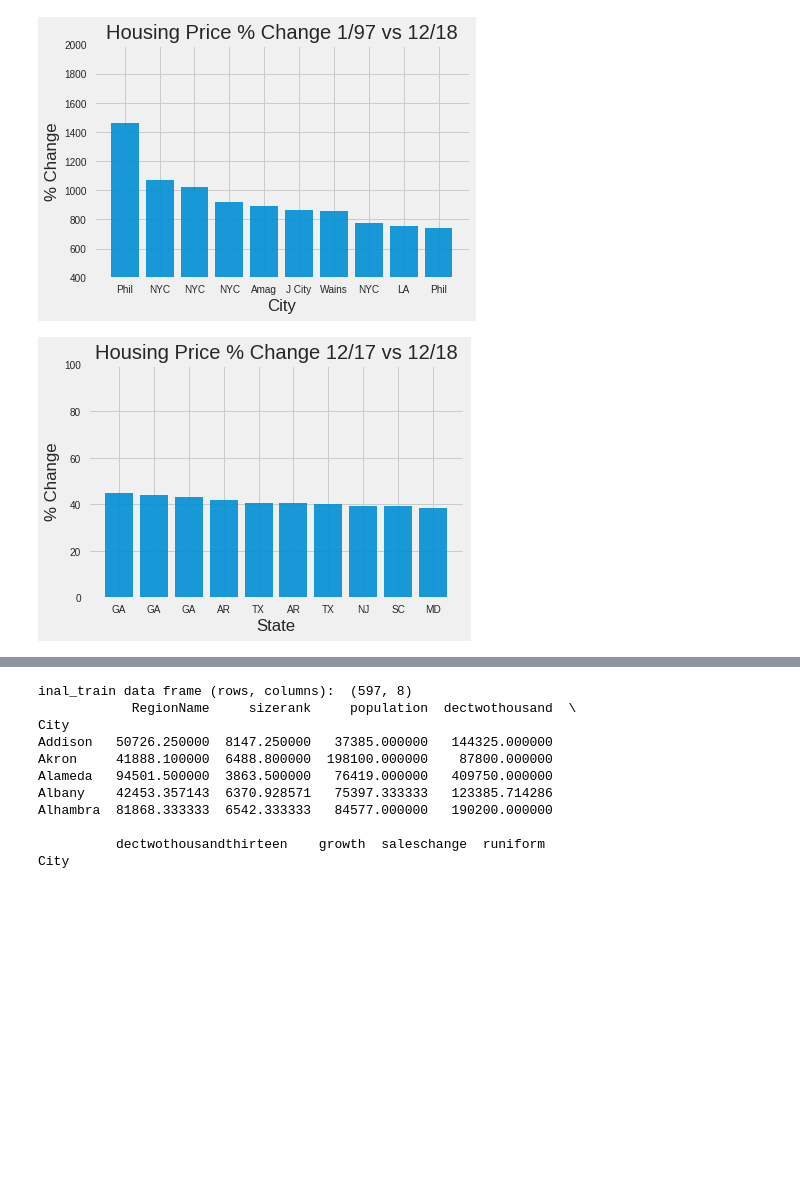
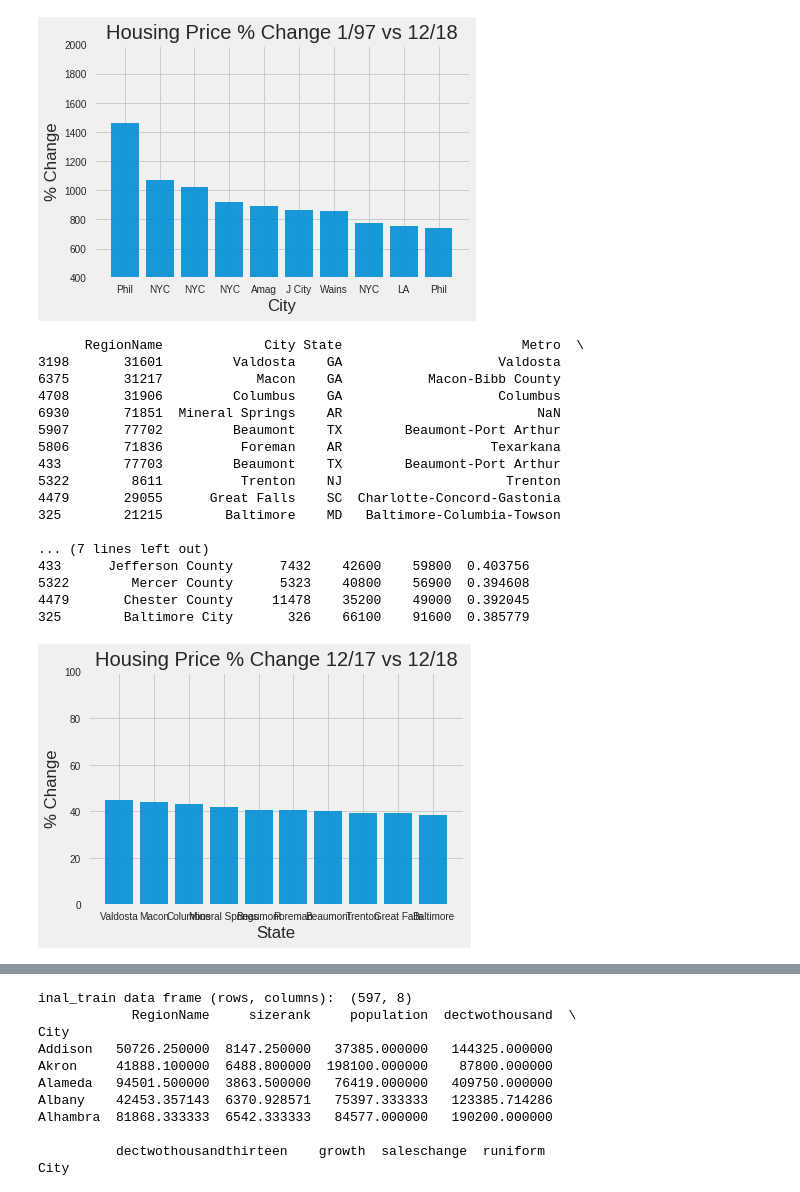
Before and after one commit to jaymahapatra/IST-718-Lab-6, a Jupyter notebook: Lab 6.ipynb, the cells around one changed output, grey strips where cells are left out. Saved outputs shown, nothing was run; the diff lists cells and outputs as text; code cells hidden in the pictures; blank space fills up the shorter version.

```diff
--- a/Lab 6.ipynb
+++ b/Lab 6.ipynb
@@ -192,25 +192,42 @@ plt.show()
 # %%
 #Percent Change In Housing Prices Mid Term
 pchange = zipcode[['RegionName','City','State','Metro','CountyName','SizeRank','2017-12','2018-12']].copy()
 pchange['change'] = ((pchange['2018-12']-pchange['2017-12'])/pchange['2017-12'])
 pchange = pchange.sort_values(by='change',ascending=[0])
 pchange.head(10)
 ptop=pchange.head(10)
-ptop
+print(ptop.head(10))
 
 #Graph Top 10 housing prices percent change mid term
-objects = ('GA', 'GA', 'GA', 'AR', 'TX', 'AR','TX','NJ','SC','MD')
+objects = ('Valdosta', 'Macon', 'Columbus', 'Mineral Springs', 'Beaumont', 'Foreman','Beaumont','Trenton','Great Falls','Baltimore')
 y_pos = np.arange(len(objects))
 performance = ptop['change']*100
 plt.bar(y_pos, performance, align='center', alpha= .9)
 plt.xticks(y_pos, objects)
 plt.ylabel('% Change')
 plt.xlabel('State')
 plt.title('Housing Price % Change 12/17 vs 12/18')
 plt.ylim(0,100)
 plt.show()
 # %% [output]
+      RegionName             City State                       Metro  \
+3198       31601         Valdosta    GA                    Valdosta
+6375       31217            Macon    GA           Macon-Bibb County
+4708       31906         Columbus    GA                    Columbus
+6930       71851  Mineral Springs    AR                         NaN
+5907       77702         Beaumont    TX        Beaumont-Port Arthur
+5806       71836          Foreman    AR                   Texarkana
+433        77703         Beaumont    TX        Beaumont-Port Arthur
+5322        8611          Trenton    NJ                     Trenton
+4479       29055      Great Falls    SC  Charlotte-Concord-Gastonia
+325        21215        Baltimore    MD   Baltimore-Columbia-Towson
+
+... (7 lines left out)
+433      Jefferson County      7432    42600    59800  0.403756
+5322        Mercer County      5323    40800    56900  0.394608
+4479       Chester County     11478    35200    49000  0.392045
+325        Baltimore City       326    66100    91600  0.385779
-[figure, old version]
+[figure, new version]
 # %%
 #Percent Change In Housing Prices Short Term
 pchange = zipcode[['RegionName','City','State','Metro','CountyName','SizeRank','2018-06','2018-12']].copy()
```
Also changed, not shown: parts of 8 cells of this notebook.
